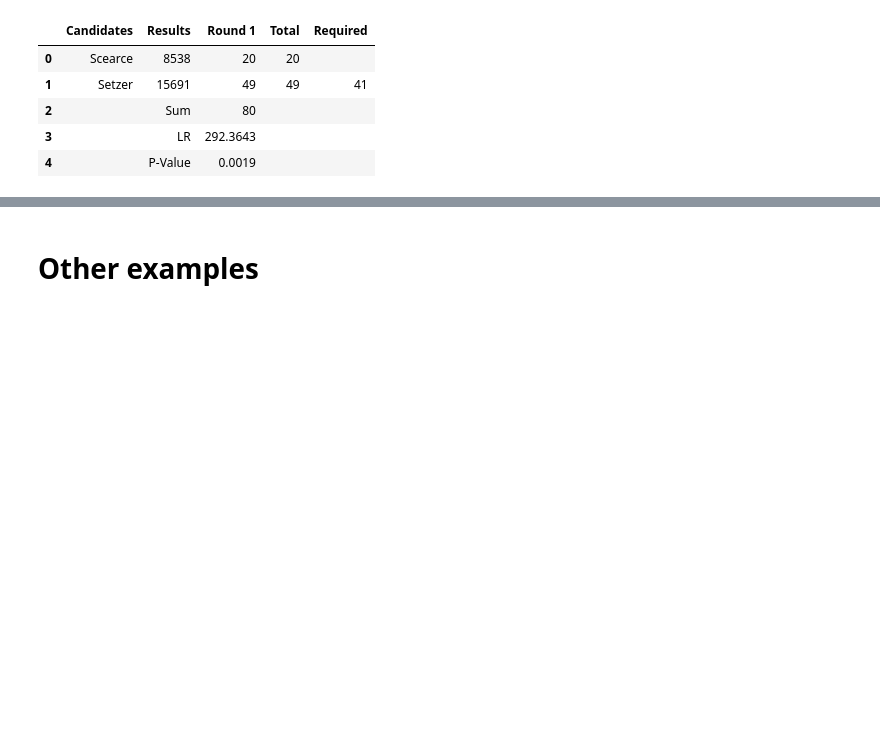
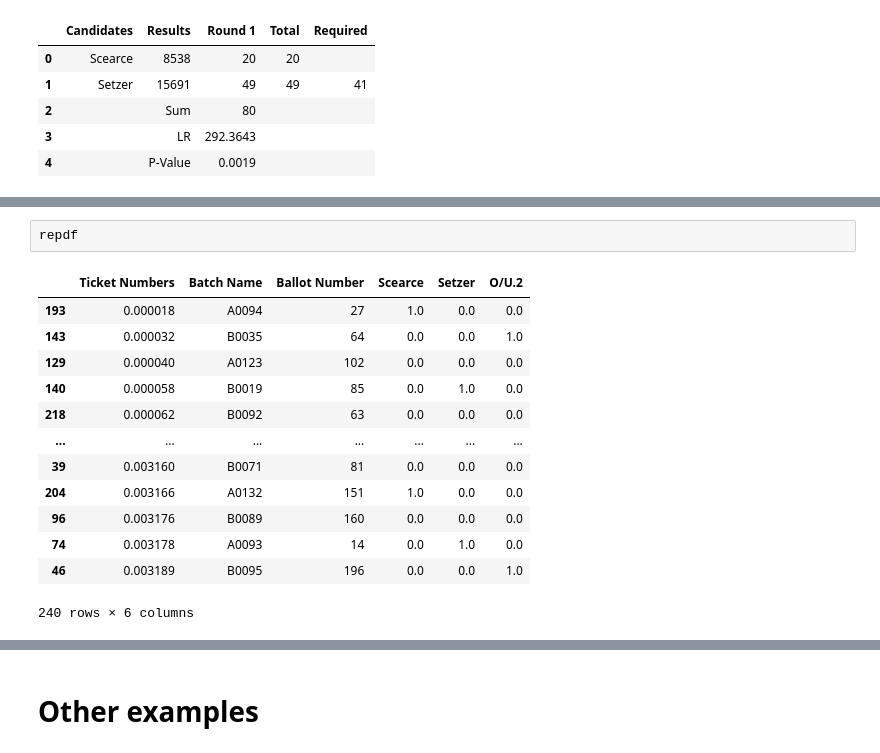
Before and after one commit to filipzz/athena, a Jupyter notebook: code/athena-montgomery.ipynb, the cells around one changed output, grey strips where cells are left out. Saved outputs shown, nothing was run; the diff lists cells and outputs as text; blank space fills up the shorter version.

```diff
--- a/code/athena-montgomery.ipynb
+++ b/code/athena-montgomery.ipynb
@@ -158,0 +228,16 @@ w.present_state()
+# %%
+repdf
+# %% [output]
+|  | Ticket Numbers | Batch Name | Ballot Number | Scearce | Setzer | O/U.2 |
+| 193 | 0.000018 | A0094 | 27 | 1.0 | 0.0 | 0.0 |
+| 143 | 0.000032 | B0035 | 64 | 0.0 | 0.0 | 1.0 |
+| 129 | 0.000040 | A0123 | 102 | 0.0 | 0.0 | 0.0 |
+| 140 | 0.000058 | B0019 | 85 | 0.0 | 1.0 | 0.0 |
+| 218 | 0.000062 | B0092 | 63 | 0.0 | 0.0 | 0.0 |
+| ... | ... | ... | ... | ... | ... | ... |
+| 39 | 0.003160 | B0071 | 81 | 0.0 | 0.0 | 0.0 |
+| 204 | 0.003166 | A0132 | 151 | 1.0 | 0.0 | 0.0 |
+| 96 | 0.003176 | B0089 | 160 | 0.0 | 0.0 | 0.0 |
+| 74 | 0.003178 | A0093 | 14 | 0.0 | 1.0 | 0.0 |
+| 46 | 0.003189 | B0095 | 196 | 0.0 | 0.0 | 1.0 |
+240 rows × 6 columns
```
Also changed, not shown: parts of 15 cells of this notebook, 1 other file.
